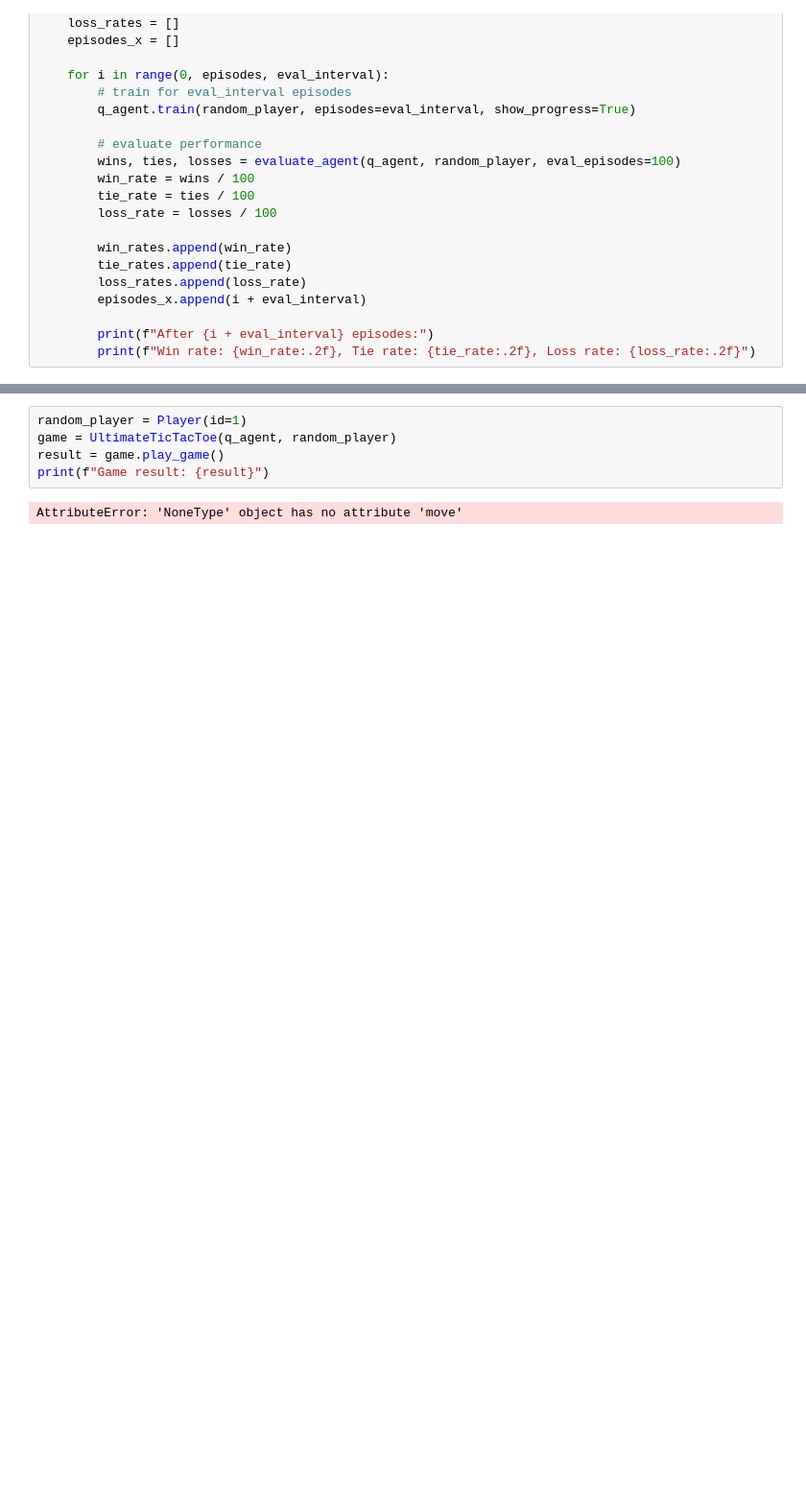
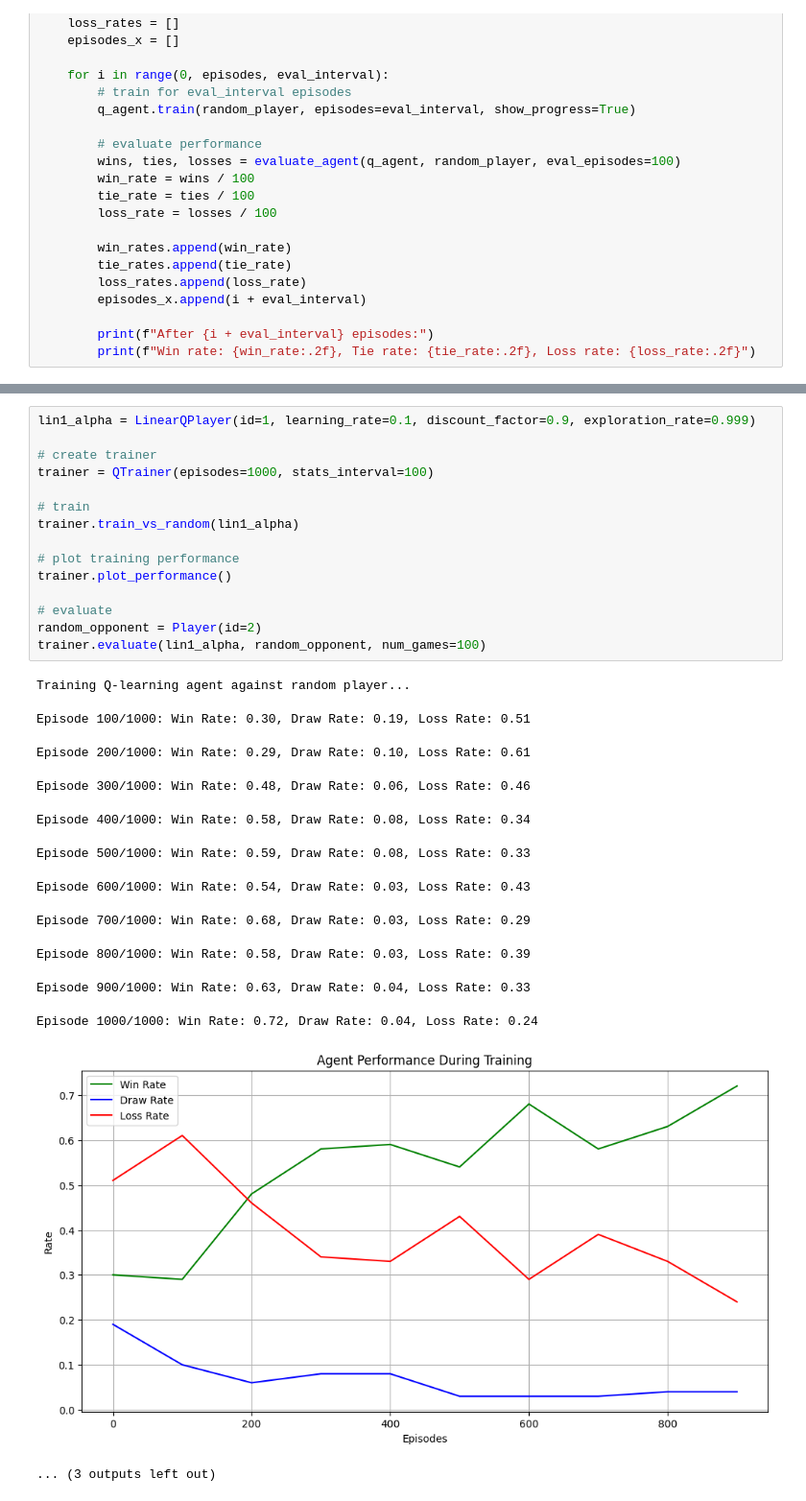
Before and after one commit to katelanman/ultimate_tic_tac_toe_agents, a Jupyter notebook: QL_param_tests.ipynb, the cells around one changed output, grey strips where cells are left out. Shown at 96% size. Cells and saved outputs as stored; diff of their text form; blank space fills up the shorter version.

Commit message:
training, testing

```diff
--- a/QL_param_tests.ipynb
+++ b/QL_param_tests.ipynb
@@ -72,8 +80,30 @@ Win rate: 0.40, Tie rate: 0.27, Loss rate: 0.33
 # %%
-random_player = Player(id=1)
-game = UltimateTicTacToe(q_agent, random_player)
-result = game.play_game()
-print(f"Game result: {result}")
+lin1_alpha = LinearQPlayer(id=1, learning_rate=0.1, discount_factor=0.9, exploration_rate=0.999)
+
+# create trainer
+trainer = QTrainer(episodes=1000, stats_interval=100)
+
+# train
+trainer.train_vs_random(lin1_alpha)
+
+# plot training performance
+trainer.plot_performance()
+
+# evaluate
+random_opponent = Player(id=2)
+trainer.evaluate(lin1_alpha, random_opponent, num_games=100)
 # %% [output]
-AttributeError: 'NoneType' object has no attribute 'move'
+Training Q-learning agent against random player...
+Episode 100/1000: Win Rate: 0.30, Draw Rate: 0.19, Loss Rate: 0.51
+Episode 200/1000: Win Rate: 0.29, Draw Rate: 0.10, Loss Rate: 0.61
+Episode 300/1000: Win Rate: 0.48, Draw Rate: 0.06, Loss Rate: 0.46
+Episode 400/1000: Win Rate: 0.58, Draw Rate: 0.08, Loss Rate: 0.34
+Episode 500/1000: Win Rate: 0.59, Draw Rate: 0.08, Loss Rate: 0.33
+Episode 600/1000: Win Rate: 0.54, Draw Rate: 0.03, Loss Rate: 0.43
+Episode 700/1000: Win Rate: 0.68, Draw Rate: 0.03, Loss Rate: 0.29
+Episode 800/1000: Win Rate: 0.58, Draw Rate: 0.03, Loss Rate: 0.39
+Episode 900/1000: Win Rate: 0.63, Draw Rate: 0.04, Loss Rate: 0.33
+Episode 1000/1000: Win Rate: 0.72, Draw Rate: 0.04, Loss Rate: 0.24
+[figure, added]
+... (3 outputs left out)
 # %%
```
Also changed, not shown: parts of 9 cells of this notebook, 6 other files.
